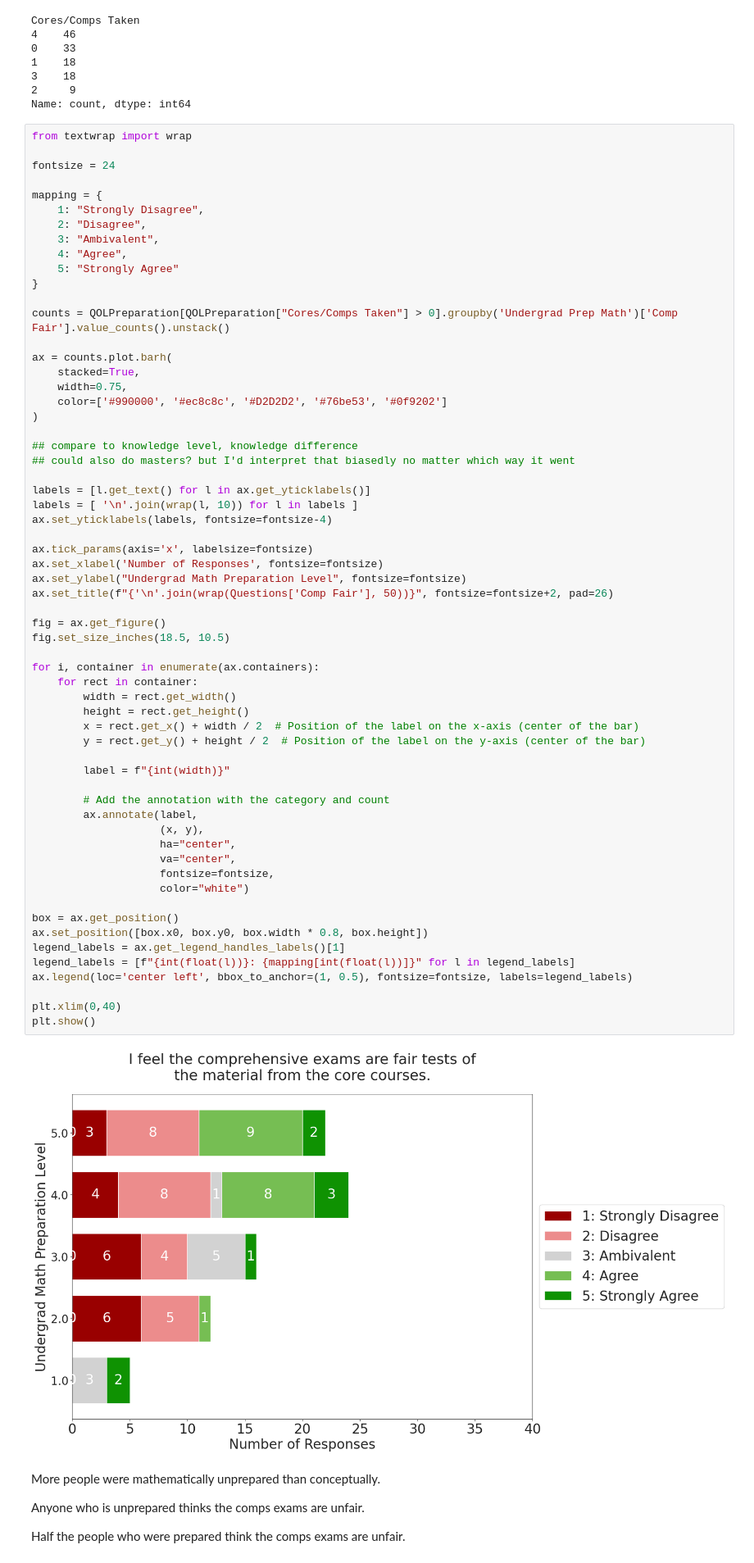
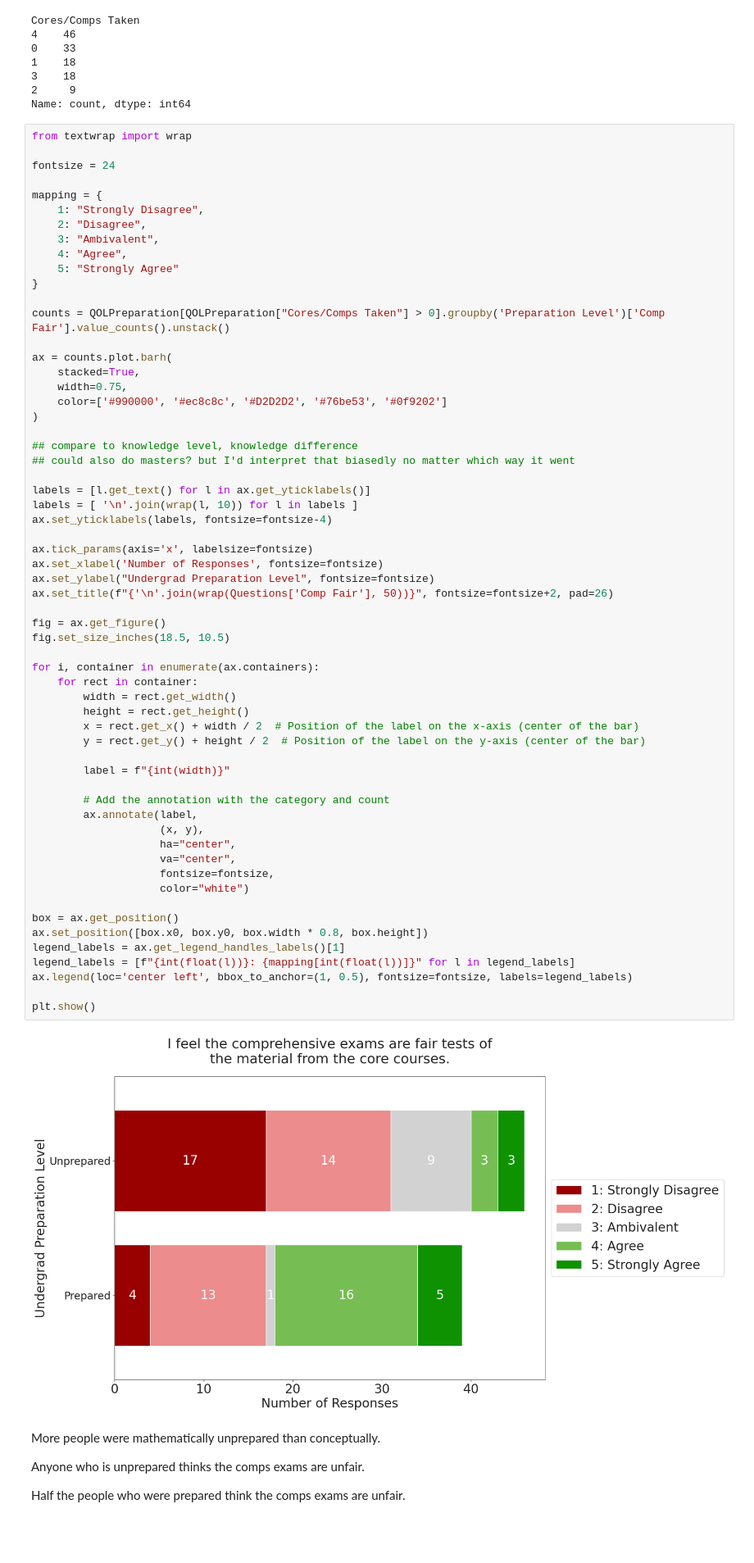
Before and after one commit to melilly/qol-survey, a Jupyter notebook: Melissa_Survey.ipynb, the cells around one changed output. Shown at 82% size. Cells and saved outputs as stored; diff of their text form; blank space fills up the shorter version.

Commit message:
Back to combined prep level comp opinon graph

```diff
--- a/Melissa_Survey.ipynb
+++ b/Melissa_Survey.ipynb
@@ -231,7 +231,7 @@ mapping = {
     5: "Strongly Agree"
 }
 
-counts = QOLPreparation[QOLPreparation["Cores/Comps Taken"] > 0].groupby('Undergrad Prep Math')['Comp Fair'].value_counts().unstack()
+counts = QOLPreparation[QOLPreparation["Cores/Comps Taken"] > 0].groupby('Preparation Level')['Comp Fair'].value_counts().unstack()
 
 ax = counts.plot.barh(
     stacked=True,
@@ -248,39 +248,38 @@ ax.set_yticklabels(labels, fontsize=fontsize-4)
 
 ax.tick_params(axis='x', labelsize=fontsize)
 ax.set_xlabel('Number of Responses', fontsize=fontsize)
-ax.set_ylabel("Undergrad Math Preparation Level", fontsize=fontsize)
+ax.set_ylabel("Undergrad Preparation Level", fontsize=fontsize)
 ax.set_title(f"{'\n'.join(wrap(Questions['Comp Fair'], 50))}", fontsize=fontsize+2, pad=26)
 
 fig = ax.get_figure()
 fig.set_size_inches(18.5, 10.5)
 
 for i, container in enumerate(ax.containers):
     for rect in container:
         width = rect.get_width()
         height = rect.get_height()
         x = rect.get_x() + width / 2  # Position of the label on the x-axis (center of the bar)
         y = rect.get_y() + height / 2  # Position of the label on the y-axis (center of the bar)
 
         label = f"{int(width)}"
 
         # Add the annotation with the category and count
         ax.annotate(label,
                     (x, y),
                     ha="center",
                     va="center",
                     fontsize=fontsize,
                     color="white")
 
 box = ax.get_position()
 ax.set_position([box.x0, box.y0, box.width * 0.8, box.height])
 legend_labels = ax.get_legend_handles_labels()[1]
 legend_labels = [f"{int(float(l))}: {mapping[int(float(l))]}" for l in legend_labels]
 ax.legend(loc='center left', bbox_to_anchor=(1, 0.5), fontsize=fontsize, labels=legend_labels)
 
-plt.xlim(0,40)
 plt.show()
 # %% [output]
-[figure, old version]
+[figure, new version]
 # %% [markdown]
 More people were mathematically unprepared than conceptually.
 
```
